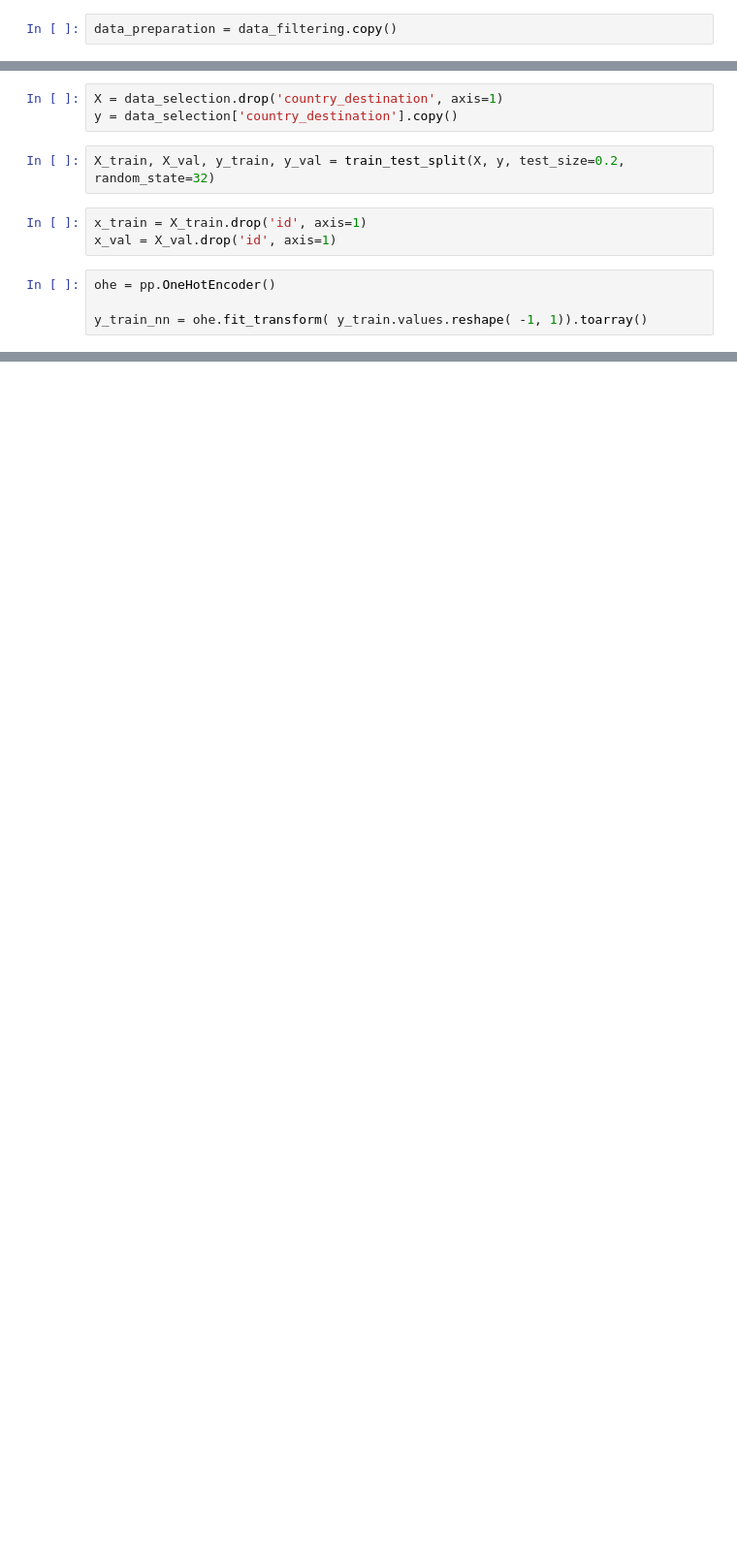
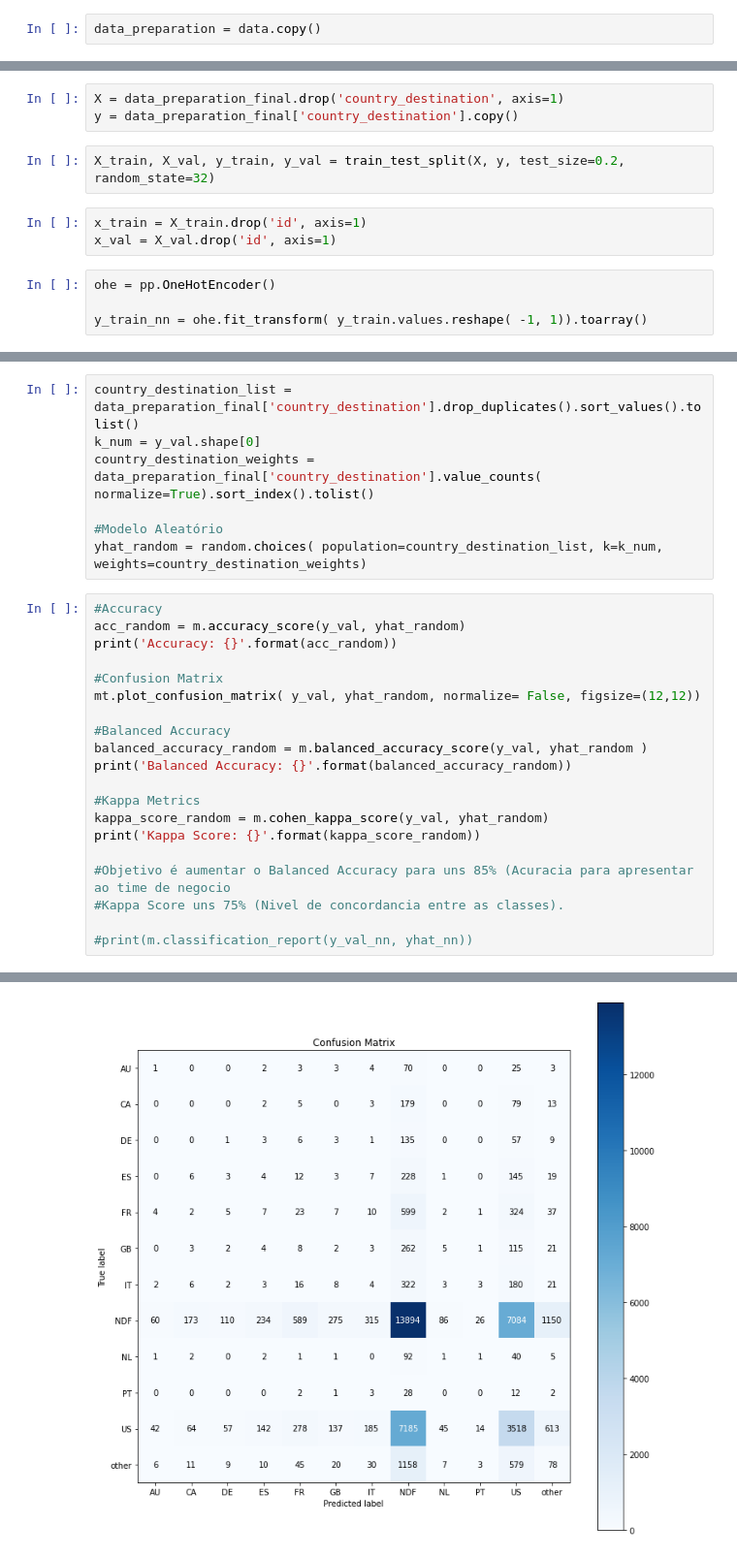
Before and after one commit to wrferreira1003/Study_airbnb_predict_first_booking, a Jupyter notebook: notebooks/ciclo004_Feature_Engineering.ipynb, the cells around one changed output, grey strips where cells are left out. Shown at 97% size. Saved outputs shown, nothing was run; the diff lists cells and outputs as text; blank space fills up the shorter version.

Commit message:
ciclo005_balanced_dataset

```diff
--- a/notebooks/ciclo004_Feature_Engineering.ipynb
+++ b/notebooks/ciclo004_Feature_Engineering.ipynb
@@ -654,7 +748,7 @@ cat_atributes_session.describe().T
 # %% [markdown]
 # 6.0 Data Preparation
 # %%
-data_preparation = data_filtering.copy()
+data_preparation = data.copy()
 # %% [markdown]
 ### GetDummies values
 # %%
@@ -674,6 +762,6 @@ data_selection = data_preparation_final.drop(cols_drop, axis=1)
 # %%
-X = data_selection.drop('country_destination', axis=1)
-y = data_selection['country_destination'].copy()
+X = data_preparation_final.drop('country_destination', axis=1)
+y = data_preparation_final['country_destination'].copy()
 # %%
 X_train, X_val, y_train, y_val = train_test_split(X, y, test_size=0.2, random_state=32)
 # %%
@@ -685,0 +778,28 @@ y_train_nn = ohe.fit_transform( y_train.values.reshape( -1, 1)).toarray()
+# %%
+country_destination_list = data_preparation_final['country_destination'].drop_duplicates().sort_values().tolist()
+k_num = y_val.shape[0]
+country_destination_weights = data_preparation_final['country_destination'].value_counts( normalize=True).sort_index().tolist()
+
+#Modelo Aleatório
+yhat_random = random.choices( population=country_destination_list, k=k_num, weights=country_destination_weights)
+# %%
+#Accuracy
+acc_random = m.accuracy_score(y_val, yhat_random)
+print('Accuracy: {}'.format(acc_random))
+
+#Confusion Matrix
+mt.plot_confusion_matrix( y_val, yhat_random, normalize= False, figsize=(12,12))
+
+#Balanced Accuracy
+balanced_accuracy_random = m.balanced_accuracy_score(y_val, yhat_random )
+print('Balanced Accuracy: {}'.format(balanced_accuracy_random))
+
+#Kappa Metrics
+kappa_score_random = m.cohen_kappa_score(y_val, yhat_random)
+print('Kappa Score: {}'.format(kappa_score_random))
+
+#Objetivo é aumentar o Balanced Accuracy para uns 85% (Acuracia para apresentar ao time de negocio
+#Kappa Score uns 75% (Nivel de concordancia entre as classes).
+
+#print(m.classification_report(y_val_nn, yhat_nn))
+# %% [output]
@@ -685,0 +809 @@ y_train_nn = ohe.fit_transform( y_train.values.reshape( -1, 1)).toarray()
+[figure, added]
```
Also changed, not shown: parts of 18 cells of this notebook, 4 other files.
